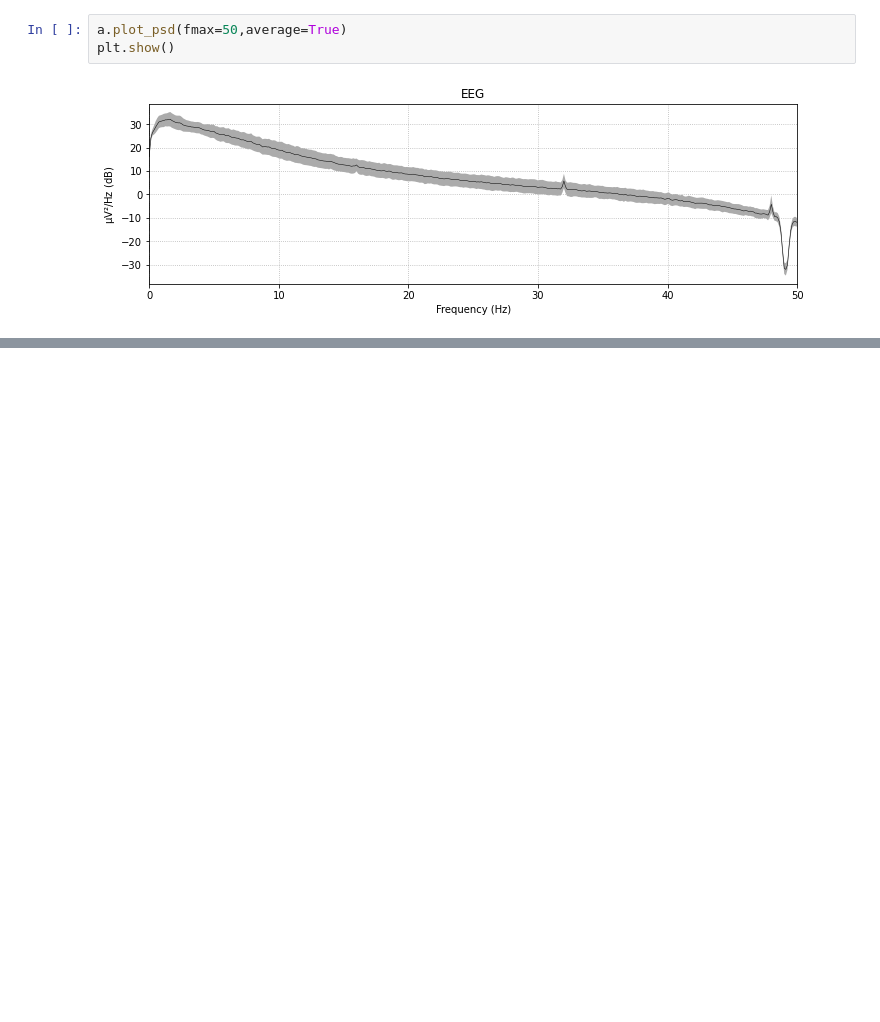
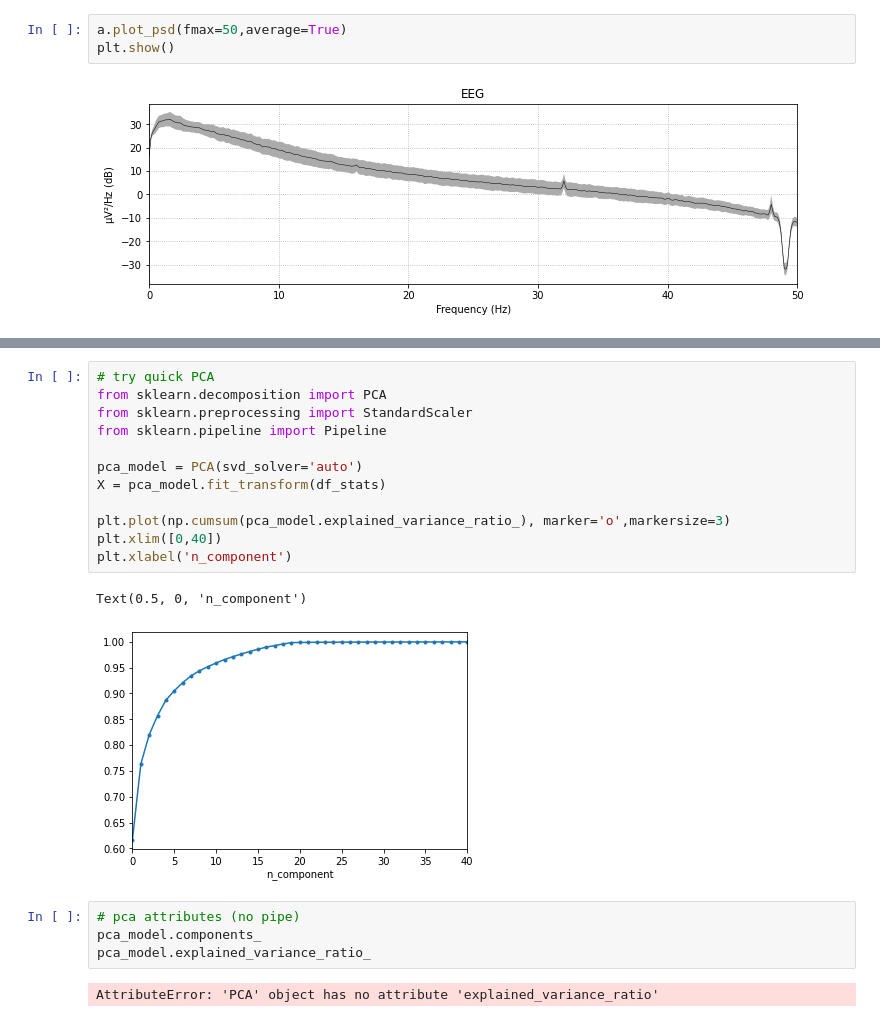
Before and after one commit to mattjdavis/eeg_classifier, a Jupyter notebook: load_data.ipynb, the cells around one changed output, grey strips where cells are left out. Drawn from its saved outputs; the diff is of its cells as text; blank space fills up the shorter version.

```diff
--- a/load_data.ipynb
+++ b/load_data.ipynb
@@ -334,0 +431,21 @@ i, n = load_info('data/chb-mit-scalp-eeg-database-1.0.0/chb04/chb04-summary.txt'
+# %%
+# try quick PCA
+from sklearn.decomposition import PCA
+from sklearn.preprocessing import StandardScaler
+from sklearn.pipeline import Pipeline
+
+pca_model = PCA(svd_solver='auto')
+X = pca_model.fit_transform(df_stats)
+
+plt.plot(np.cumsum(pca_model.explained_variance_ratio_), marker='o',markersize=3)
+plt.xlim([0,40])
+plt.xlabel('n_component')
+# %% [output]
+Text(0.5, 0, 'n_component')
+[figure, added]
+# %%
+# pca attributes (no pipe)
+pca_model.components_
+pca_model.explained_variance_ratio_
+# %% [output]
+AttributeError: 'PCA' object has no attribute 'explained_variance_ratio'
```
Also changed, not shown: parts of 62 cells of this notebook.
